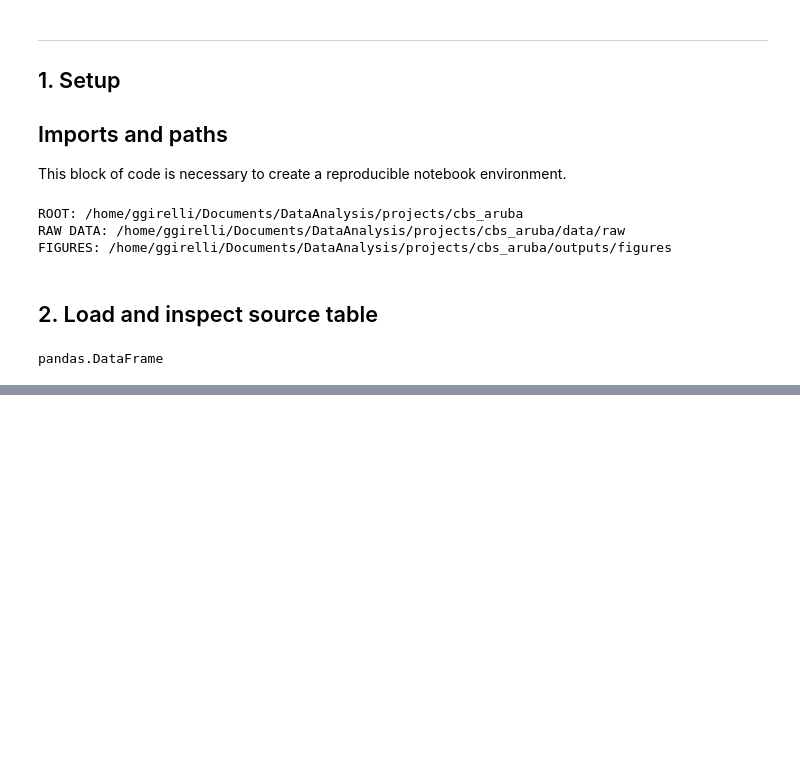
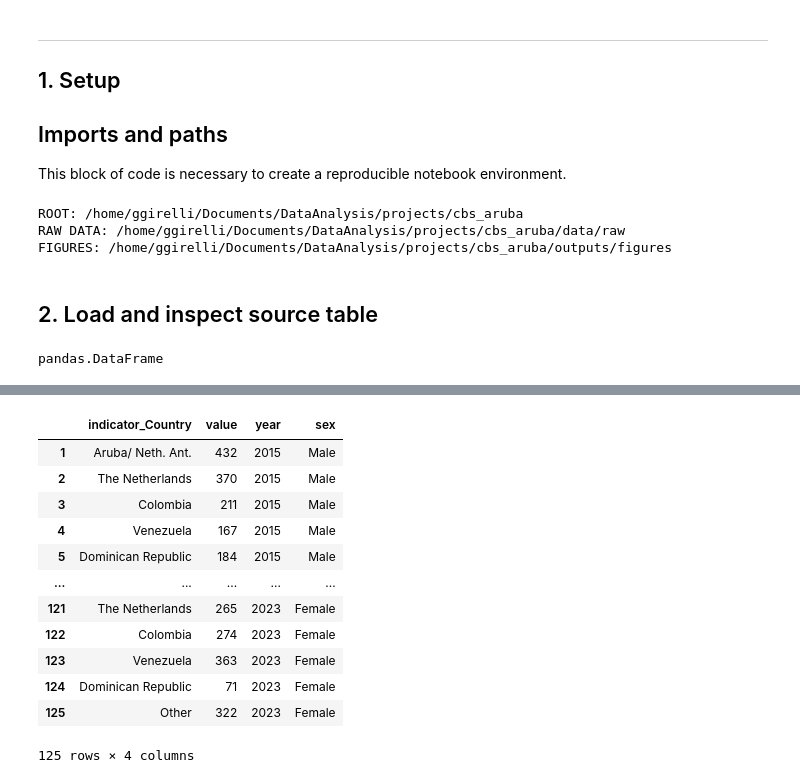
Before and after one commit to GirelliG-it/aruba_population_analyses, a Jupyter notebook: notebooks/1_11_and_1_12_domiciliation_data-Copy1.ipynb, the cells around one changed output, grey strips where cells are left out. Drawn from its saved outputs; the diff is of its cells as text; code cells hidden in the pictures; blank space fills up the shorter version.

```diff
--- a/notebooks/1_11_and_1_12_domiciliation_data-Copy1.ipynb
+++ b/notebooks/1_11_and_1_12_domiciliation_data-Copy1.ipynb
@@ -85,0 +155,16 @@ cleaned_df.head(5)
+# %%
+tidy_df.iloc[1:,:]
+# %% [output]
+|  | indicator_Country | value | year | sex |
+| 1 | Aruba/ Neth. Ant. | 432 | 2015 | Male |
+| 2 | The Netherlands | 370 | 2015 | Male |
+| 3 | Colombia | 211 | 2015 | Male |
+| 4 | Venezuela | 167 | 2015 | Male |
+| 5 | Dominican Republic | 184 | 2015 | Male |
+| ... | ... | ... | ... | ... |
+| 121 | The Netherlands | 265 | 2023 | Female |
+| 122 | Colombia | 274 | 2023 | Female |
+| 123 | Venezuela | 363 | 2023 | Female |
+| 124 | Dominican Republic | 71 | 2023 | Female |
+| 125 | Other | 322 | 2023 | Female |
+125 rows × 4 columns
```
Also changed, not shown: parts of 15 cells of this notebook, 1 other file.
